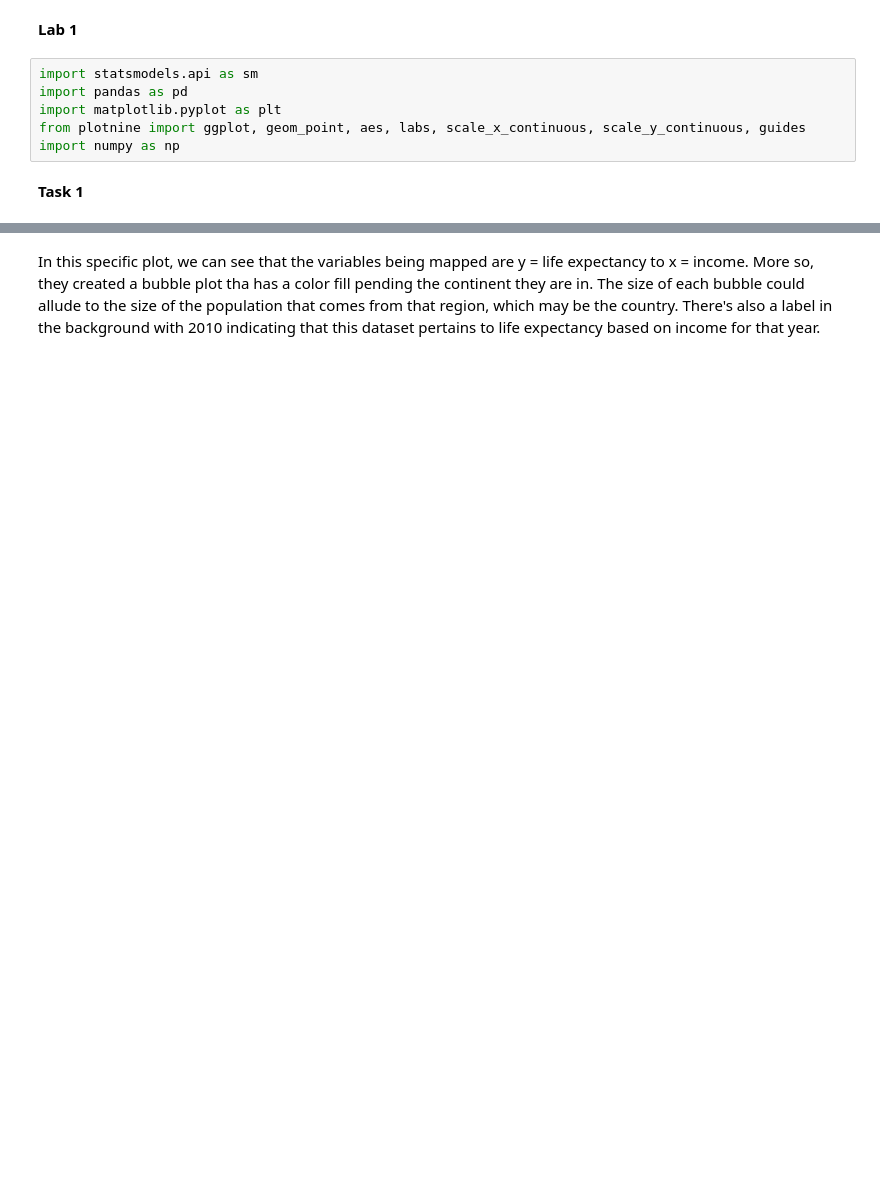
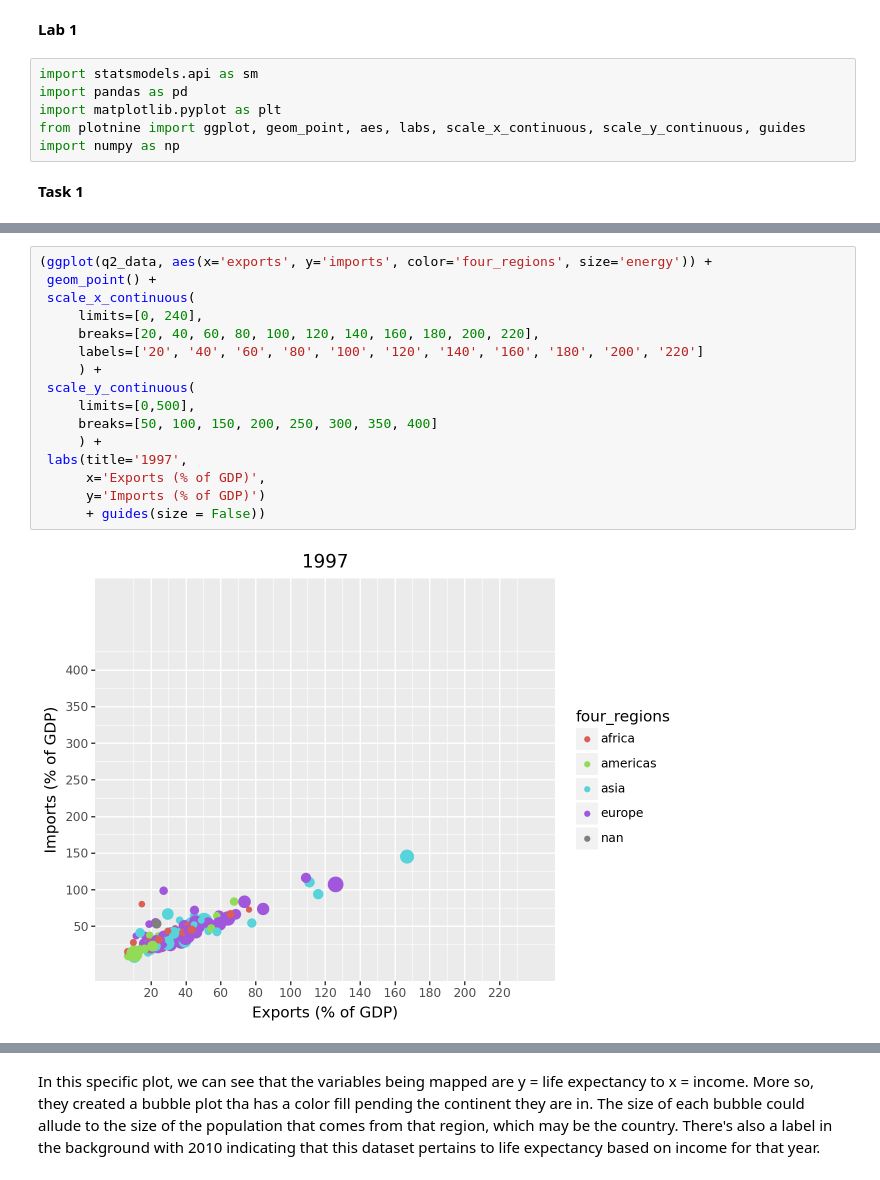
Before and after one commit to ulisesjcaroflores/Lab1, a Jupyter notebook: Lab1.ipynb, the cells around one changed output, grey strips where cells are left out. Saved outputs shown, nothing was run; the diff lists cells and outputs as text; blank space fills up the shorter version.

```diff
--- a/Lab1.ipynb
+++ b/Lab1.ipynb
@@ -12,0 +98,18 @@ import numpy as np
+# %%
+(ggplot(q2_data, aes(x='exports', y='imports', color='four_regions', size='energy')) +
+ geom_point() +
+ scale_x_continuous(
+     limits=[0, 240],
+     breaks=[20, 40, 60, 80, 100, 120, 140, 160, 180, 200, 220],
+     labels=['20', '40', '60', '80', '100', '120', '140', '160', '180', '200', '220']
+     ) +
+ scale_y_continuous(
+     limits=[0,500],
+     breaks=[50, 100, 150, 200, 250, 300, 350, 400]
+     ) +
+ labs(title='1997',
+      x='Exports (% of GDP)',
+      y='Imports (% of GDP)')
+      + guides(size = False))
+# %% [output]
+[figure, added]
```
Also changed, not shown: parts of 19 cells of this notebook.
